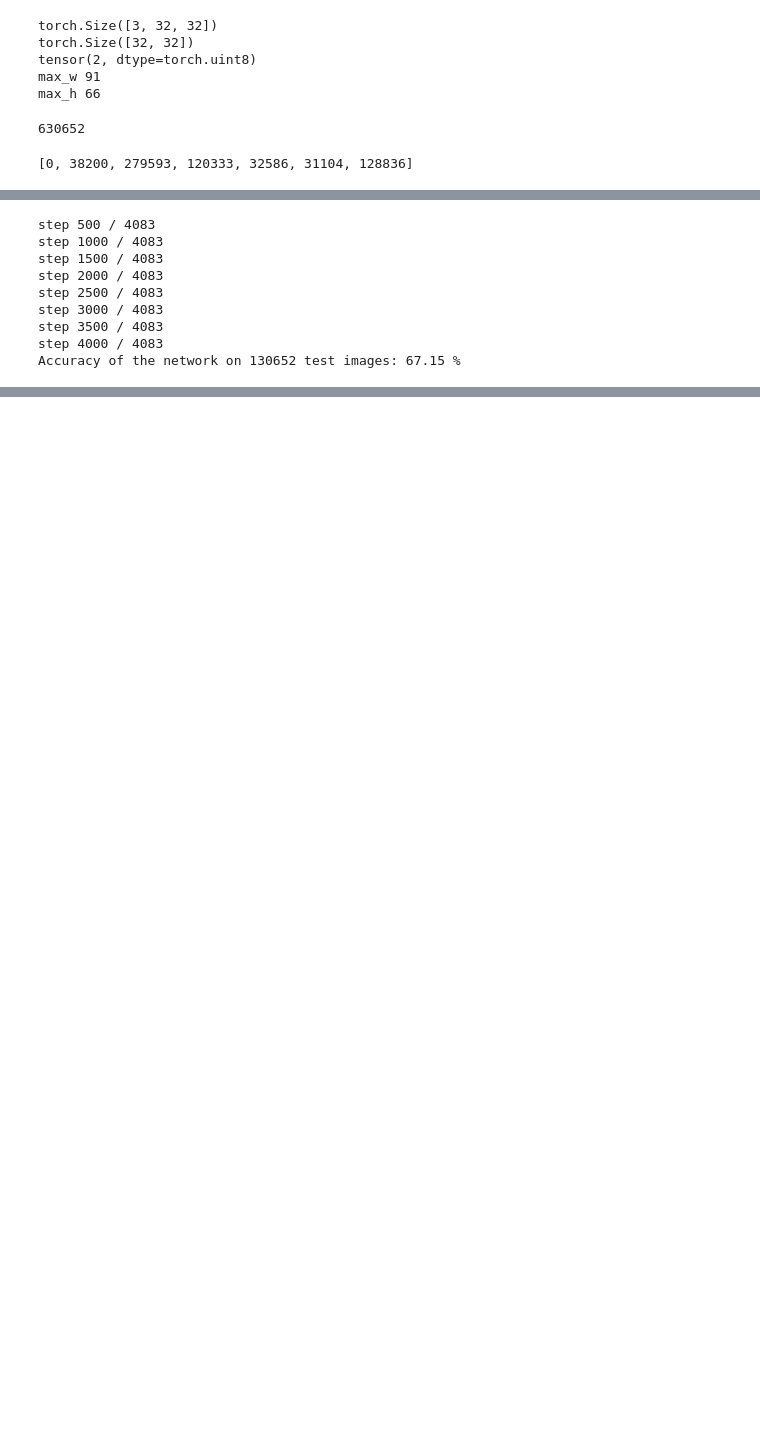
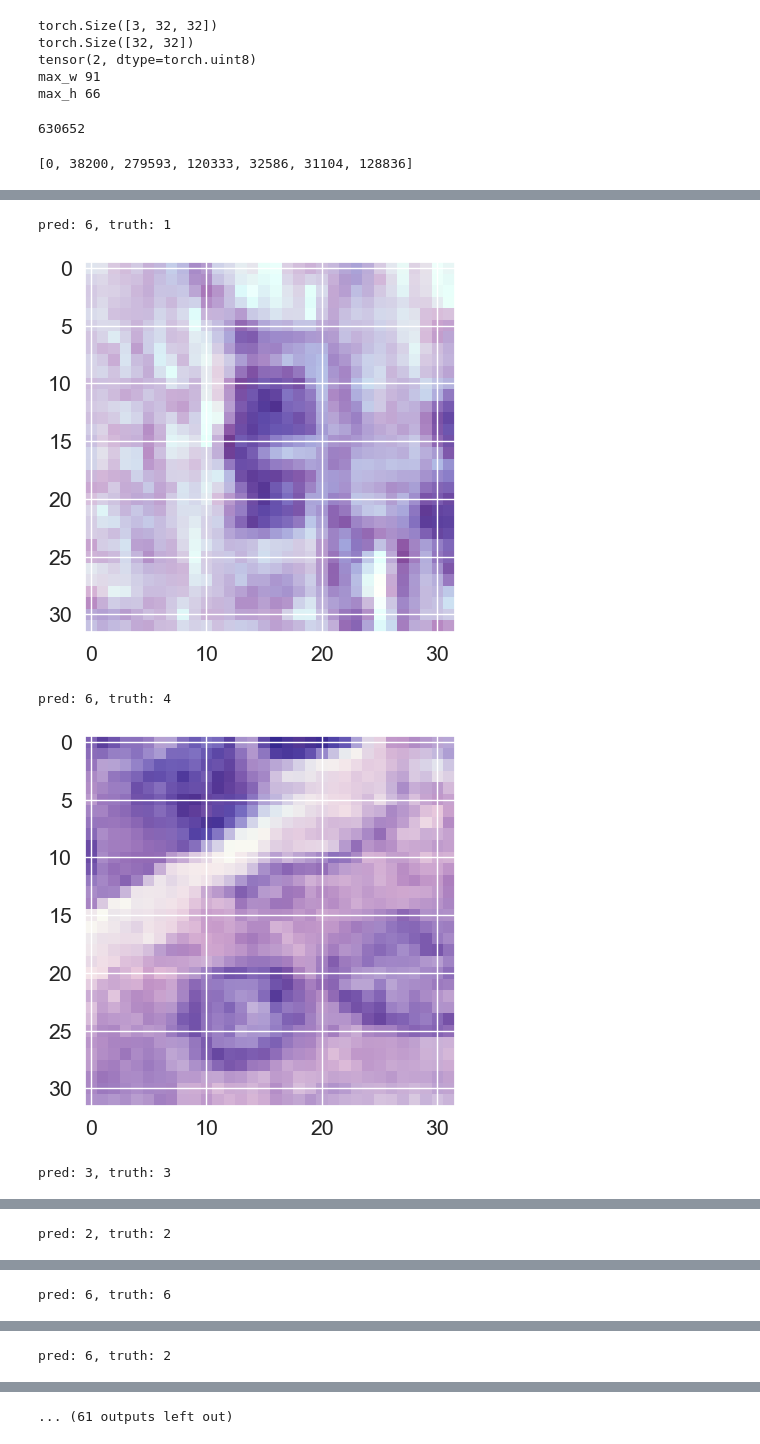
Before and after one commit to PavolHradsky/BP2, a Jupyter notebook: cell_crop.ipynb, the cells around one changed output, grey strips where cells are left out. Drawn from its saved outputs; the diff is of its cells as text; code cells hidden in the pictures; blank space fills up the shorter version.

```diff
--- a/cell_crop.ipynb
+++ b/cell_crop.ipynb
@@ -790,33 +816,35 @@ truth 4
 # %%
 total_samples = len(test_data)
 n_iterations = math.ceil(total_samples/32)
 correct = 0
 total = 0
 confusion_matrix = np.zeros((6, 6), dtype=np.uint8)
+confusion_matrix_images = np.zeros((6, 6, 3, 32, 32), dtype=np.uint8)
 total_predictions = np.zeros(6, dtype=np.uint8)
 total_classes = np.zeros(6, dtype=np.uint8)
 with torch.no_grad():
     for i, (inputs, labels, classes) in enumerate(dataloader_test):
         outputs = net(inputs.float())
         _, predicted = torch.max(outputs.data, 1)
         total += classes.size(0)
         correct += (predicted == classes).sum().item()
         # [confusion_matrix[pr-1, cl-1] += 1 for i in zip(predicted, classes)]
-        for pr, cl in zip(predicted, classes):
+        for j, (pr, cl) in enumerate(zip(predicted, classes)):
             confusion_matrix[pr.item()-1, cl.item()-1] += 1
             total_predictions[pr.item()-1] += 1
             total_classes[cl.item()-1] += 1
+            if np.sum(confusion_matrix_images[pr.item()-1, cl.item()-1]) == 0:
+                confusion_matrix_images[pr.item()-1, cl.item()-1] = inputs[j]
+                print(f"pred: {pr.item()}, truth: {cl.item()}")
+                plt.imshow(inputs[j].permute(1, 2, 0))
+                plt.show()
         if (i+1) % 500 == 0:
             print(f'step {i+1} / {n_iterations}')
 
 print(f'Accuracy of the network on {total} test images: {(correct / total) * 100:.2f} %')
 # %% [output]
-step 500 / 4083
-step 1000 / 4083
-step 1500 / 4083
-step 2000 / 4083
-step 2500 / 4083
-step 3000 / 4083
-step 3500 / 4083
-step 4000 / 4083
-Accuracy of the network on 130652 test images: 67.15 %
+pred: 6, truth: 1
+[figure, added]
+pred: 6, truth: 4
+[figure, added]
+pred: 3, truth: 3
@@ -822,0 +852 @@ Accuracy of the network on 130652 test images: 67.15 %
+pred: 2, truth: 2
@@ -822,0 +854 @@ Accuracy of the network on 130652 test images: 67.15 %
+pred: 6, truth: 6
@@ -822,0 +856 @@ Accuracy of the network on 130652 test images: 67.15 %
+pred: 6, truth: 2
@@ -822,0 +858 @@ Accuracy of the network on 130652 test images: 67.15 %
+... (61 outputs left out)
```
Also changed, not shown: parts of 17 cells of this notebook, 1 other file.
